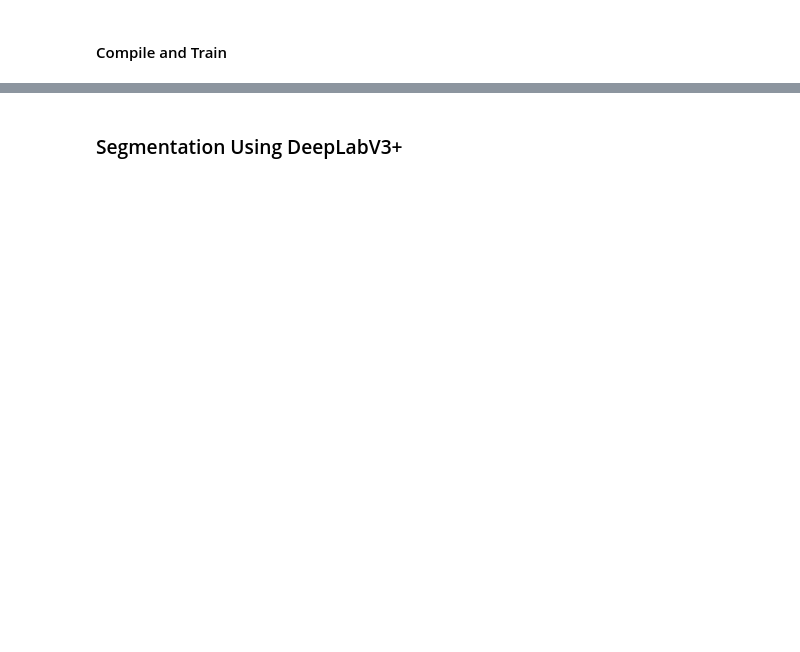
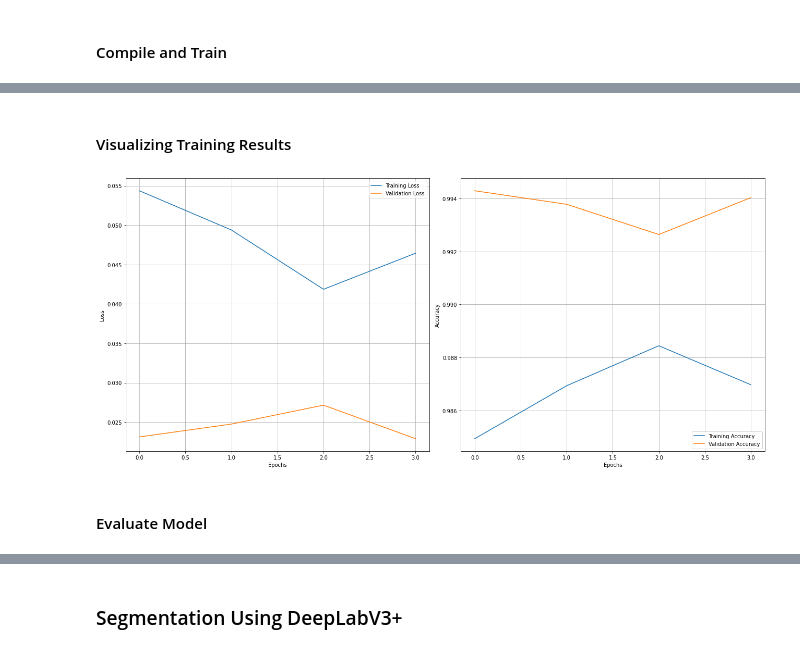
Before and after one commit to FrexG/Coffee-Semantic-Segmentation, a Jupyter notebook: notebooks/ModelBasedSegmentation.ipynb, the cells around one changed output, grey strips where cells are left out. Drawn from its saved outputs; the diff is of its cells as text; code cells hidden in the pictures; blank space fills up the shorter version.

Commit message:
semi-finalized models

```diff
--- a/notebooks/ModelBasedSegmentation.ipynb
+++ b/notebooks/ModelBasedSegmentation.ipynb
@@ -354,28 +413,26 @@ test_generator = DataGenerator(df=test_df, patch_size=256, shuffle=True)
 # %%
-num_epochs = 4
-check_point = ModelCheckpoint(filepath='./Checkpoints',
-                              monitor='val_dice_coef_loss',
+num_epochs = 50
+check_point = ModelCheckpoint(filepath='/content/drive/MyDrive/ModelBasedSegmentation/Checkpoints/VanillaUnet',
+                              monitor='val_loss',
                               verbose=1,
                               save_best_only=True,
-                              mode='auto',
                               save_freq='epoch')
 
-early_stop = EarlyStopping(monitor='val_dice_coef_loss',
-                           min_delta=0.001,
-                           patience=2,
+early_stop = EarlyStopping(min_delta=0.001,
+                           monitor='val_loss',
+                           patience=10,
                            verbose=1)
 
 start = datetime.now()
 
-hist = model.fit(train_generator,
-                 epochs = num_epochs,
-                 verbose=2,
-                 validation_data = val_generator,
-                 callbacks = [check_point, early_stop])
-
+hist_vanilla= model_vanilla.fit(x=train_generator,
+                                epochs = num_epochs,
+                                verbose=2,
+                                validation_data = val_generator,
+                                callbacks = [check_point, early_stop])
 
 stop = datetime.now()
 execution_time= stop - start
 print(f'Execution time: {execution_time}')
 
-model.save('./SavedModel')
+model_vanilla.save('/content/drive/MyDrive/ModelBasedSegmentation/SavedModel/VanillaUnet')
@@ -381,0 +461,2 @@ model.save('./SavedModel')
+# %% [markdown]
+#### Visualizing Training Results
@@ -382 +465,24 @@ model.save('./SavedModel')
+# %%
+loss, accuracy, val_loss, val_accuracy = hist_vanilla.history.values()
+
+fig, (ax1, ax2) = plt.subplots(1, 2, figsize=(18, 8))
+
+ax1.plot(loss, label='Training Loss')
+ax1.plot(val_loss, label='Validation Loss')
+ax1.set(ylabel='Loss', xlabel='Epochs' )
+ax1.legend(loc='upper right')
+ax1.grid()
+
+ax2.plot(accuracy, label='Training Accuracy')
+ax2.plot(val_accuracy, label='Validation Accuracy')
+ax2.set(ylabel='Accuracy', xlabel='Epochs' )
+ax2.legend(loc='lower right')
+ax2.grid()
+
+plt.tight_layout()
+plt.show()
+# %% [output]
+[figure, added]
+# %% [markdown]
+#### Evaluate Model
 # %%
```
Also changed, not shown: parts of 69 cells of this notebook.
